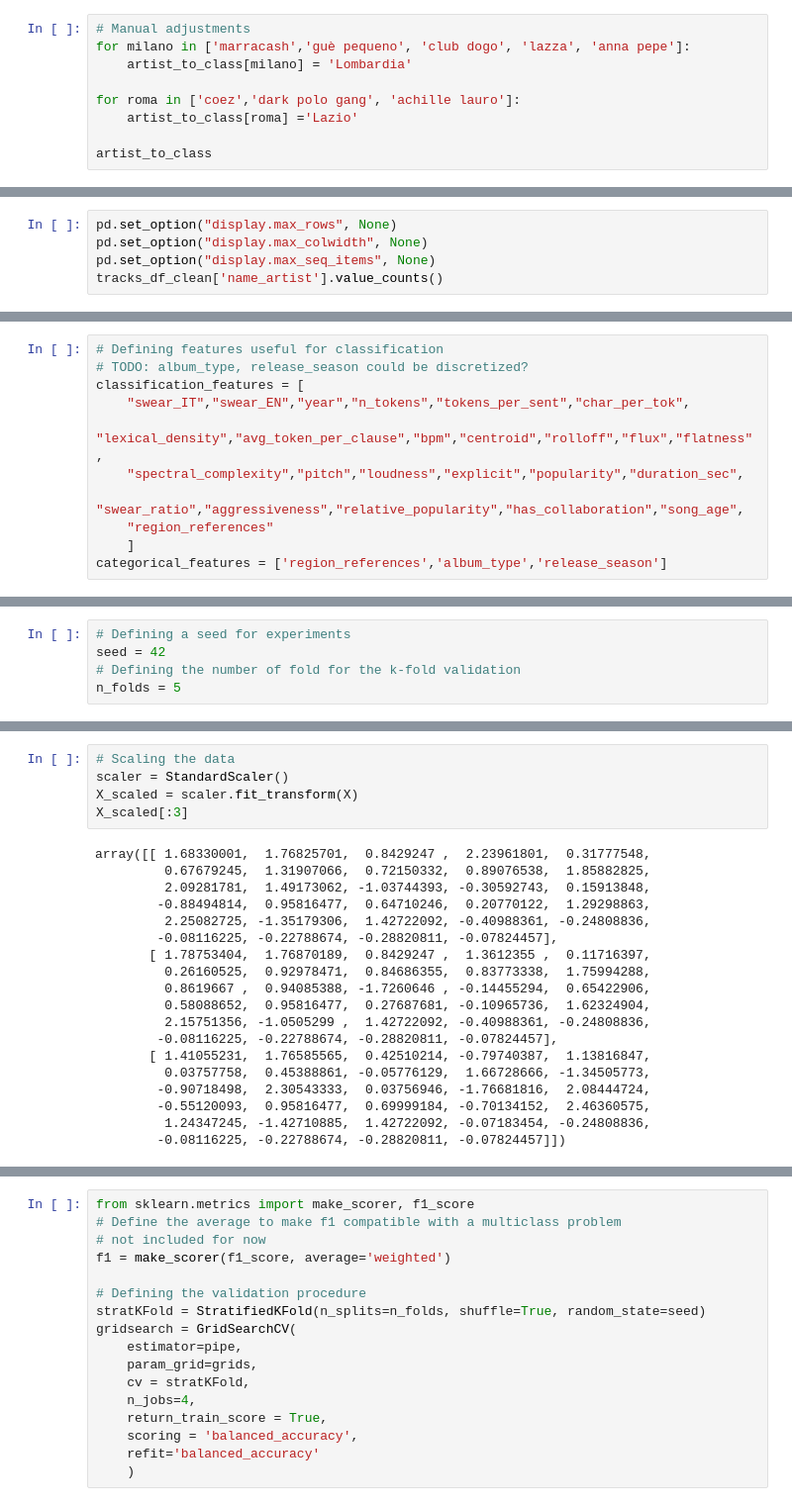
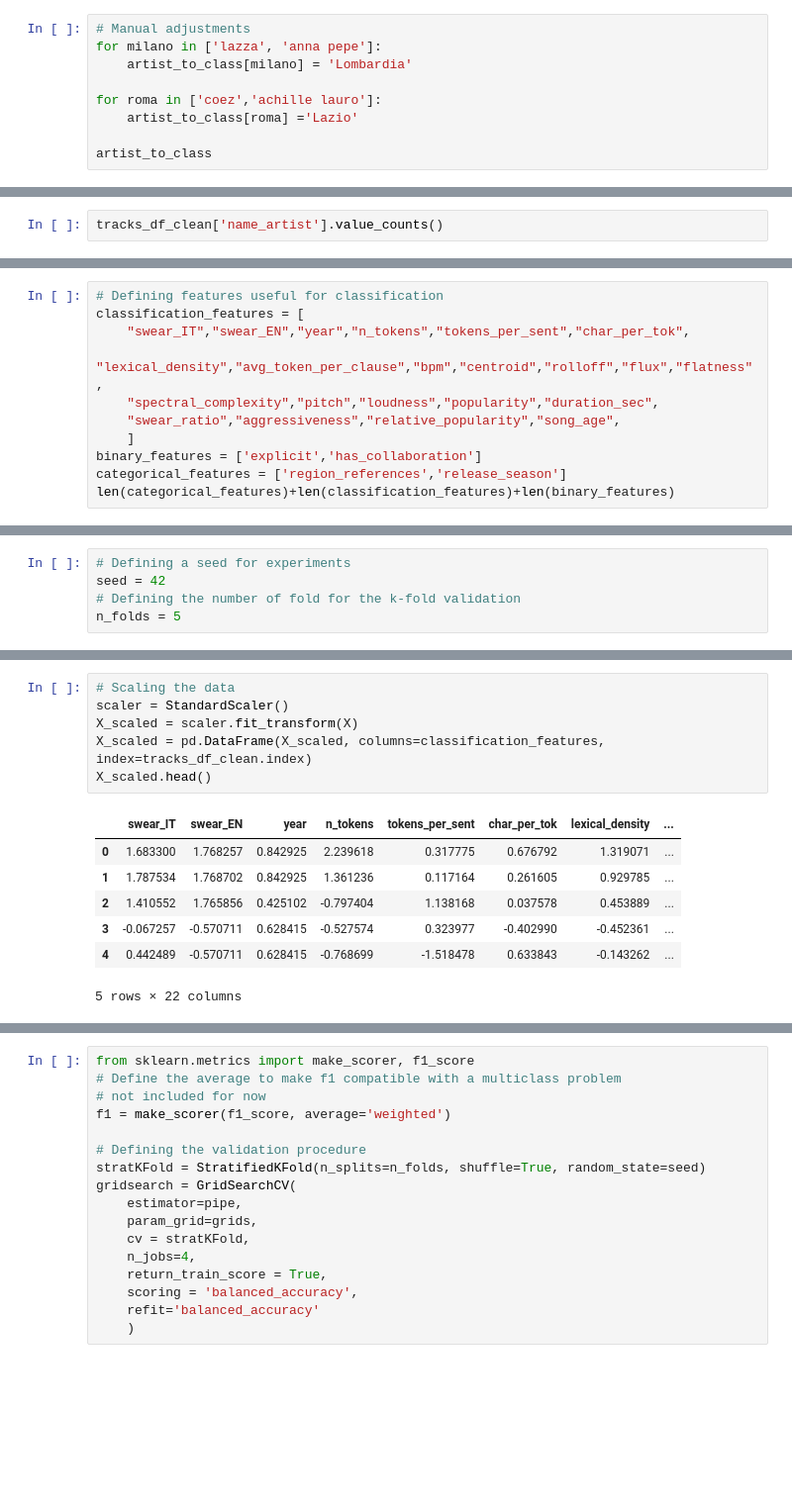
Before and after one commit to abderrahmane-salmi/UNIPI-Data-Mining-Project, a Jupyter notebook: task3/04_predictive_analysis.ipynb, the cells around one changed output, grey strips where cells are left out. Shown at 99% size. Saved outputs shown, nothing was run; the diff lists cells and outputs as text; blank space fills up the shorter version.

Commit message:
Add EBM, explanations and separation of binary features from numerical ones

```diff
--- a/task3/04_predictive_analysis.ipynb
+++ b/task3/04_predictive_analysis.ipynb
@@ -73,10 +73,10 @@ print(artist_to_class)
 {'99 posse': 'Campania', 'achille lauro': 'North', 'alfa': nan, 'anna pepe': nan, 'articolo 31': 'Lombardia', 'babaman': 'Lombardia', 'baby k': 'Lazio', 'bassi maestro': 'Lombardia', 'beba': nan, 'big ...
 # %%
 # Manual adjustments
-for milano in ['marracash','guè pequeno', 'club dogo', 'lazza', 'anna pepe']:
+for milano in ['lazza', 'anna pepe']:
     artist_to_class[milano] = 'Lombardia'
 
-for roma in ['coez','dark polo gang', 'achille lauro']:
+for roma in ['coez','achille lauro']:
     artist_to_class[roma] ='Lazio'
 
 artist_to_class
@@ -122,9 +122,6 @@ Campania      933
 Center        117
 Name: count, dtype: int64
 # %%
-pd.set_option("display.max_rows", None)
-pd.set_option("display.max_colwidth", None)
-pd.set_option("display.max_seq_items", None)
 tracks_df_clean['name_artist'].value_counts()
 # %% [output]
 name_artist
@@ -187,12 +180,12 @@ Name: count, dtype: int64
 Training and Validation
 # %%
 # Defining features useful for classification
-# TODO: album_type, release_season could be discretized?
 classification_features = [
     "swear_IT","swear_EN","year","n_tokens","tokens_per_sent","char_per_tok",
     "lexical_density","avg_token_per_clause","bpm","centroid","rolloff","flux","flatness",
-    "spectral_complexity","pitch","loudness","explicit","popularity","duration_sec",
-    "swear_ratio","aggressiveness","relative_popularity","has_collaboration","song_age",
-    "region_references"
+    "spectral_complexity","pitch","loudness","popularity","duration_sec",
+    "swear_ratio","aggressiveness","relative_popularity","song_age",
     ]
-categorical_features = ['region_references','album_type','release_season']
+binary_features = ['explicit','has_collaboration']
+categorical_features = ['region_references','release_season']
+len(categorical_features)+len(classification_features)+len(binary_features)
@@ -227,24 +250,14 @@ X.head()
 # %%
 # Scaling the data
 scaler = StandardScaler()
 X_scaled = scaler.fit_transform(X)
-X_scaled[:3]
+X_scaled = pd.DataFrame(X_scaled, columns=classification_features, index=tracks_df_clean.index)
+X_scaled.head()
 # %% [output]
+|  | swear_IT | swear_EN | year | n_tokens | tokens_per_sent | char_per_tok | lexical_density | ... |
+| 0 | 1.683300 | 1.768257 | 0.842925 | 2.239618 | 0.317775 | 0.676792 | 1.319071 | ... |
+| 1 | 1.787534 | 1.768702 | 0.842925 | 1.361236 | 0.117164 | 0.261605 | 0.929785 | ... |
+| 2 | 1.410552 | 1.765856 | 0.425102 | -0.797404 | 1.138168 | 0.037578 | 0.453889 | ... |
+| 3 | -0.067257 | -0.570711 | 0.628415 | -0.527574 | 0.323977 | -0.402990 | -0.452361 | ... |
+| 4 | 0.442489 | -0.570711 | 0.628415 | -0.768699 | -1.518478 | 0.633843 | -0.143262 | ... |
-array([[ 1.68330001,  1.76825701,  0.8429247 ,  2.23961801,  0.31777548,
-         0.67679245,  1.31907066,  0.72150332,  0.89076538,  1.85882825,
-         2.09281781,  1.49173062, -1.03744393, -0.30592743,  0.15913848,
-        -0.88494814,  0.95816477,  0.64710246,  0.20770122,  1.29298863,
-         2.25082725, -1.35179306,  1.42722092, -0.40988361, -0.24808836,
-        -0.08116225, -0.22788674, -0.28820811, -0.07824457],
-       [ 1.78753404,  1.76870189,  0.8429247 ,  1.3612355 ,  0.11716397,
-         0.26160525,  0.92978471,  0.84686355,  0.83773338,  1.75994288,
-         0.8619667 ,  0.94085388, -1.7260646 , -0.14455294,  0.65422906,
-         0.58088652,  0.95816477,  0.27687681, -0.10965736,  1.62324904,
-         2.15751356, -1.0505299 ,  1.42722092, -0.40988361, -0.24808836,
-        -0.08116225, -0.22788674, -0.28820811, -0.07824457],
-       [ 1.41055231,  1.76585565,  0.42510214, -0.79740387,  1.13816847,
-         0.03757758,  0.45388861, -0.05776129,  1.66728666, -1.34505773,
-        -0.90718498,  2.30543333,  0.03756946, -1.76681816,  2.08444724,
-        -0.55120093,  0.95816477,  0.69999184, -0.70134152,  2.46360575,
-         1.24347245, -1.42710885,  1.42722092, -0.07183454, -0.24808836,
-        -0.08116225, -0.22788674, -0.28820811, -0.07824457]])
+5 rows × 22 columns
```
Also changed, not shown: parts of 30 cells of this notebook.
